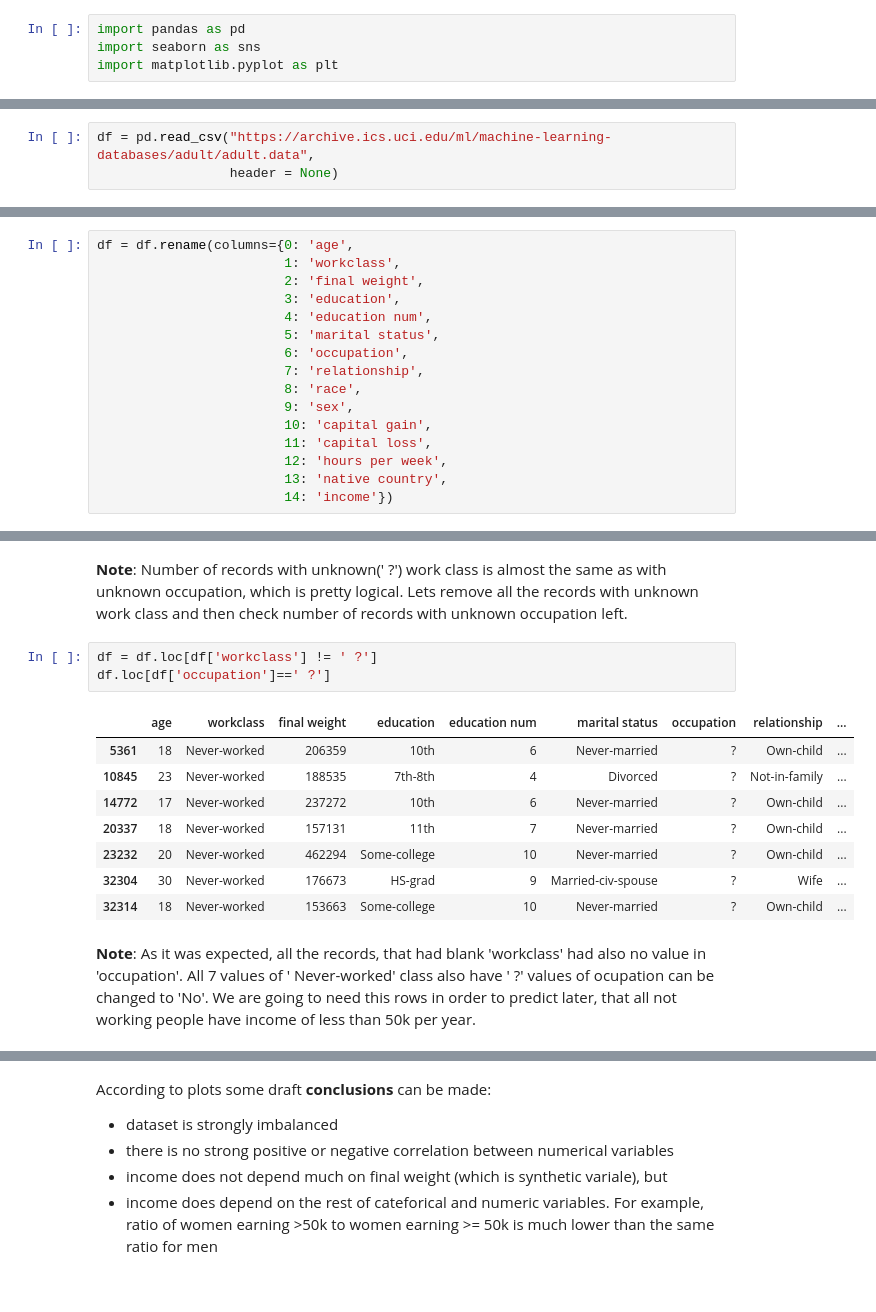
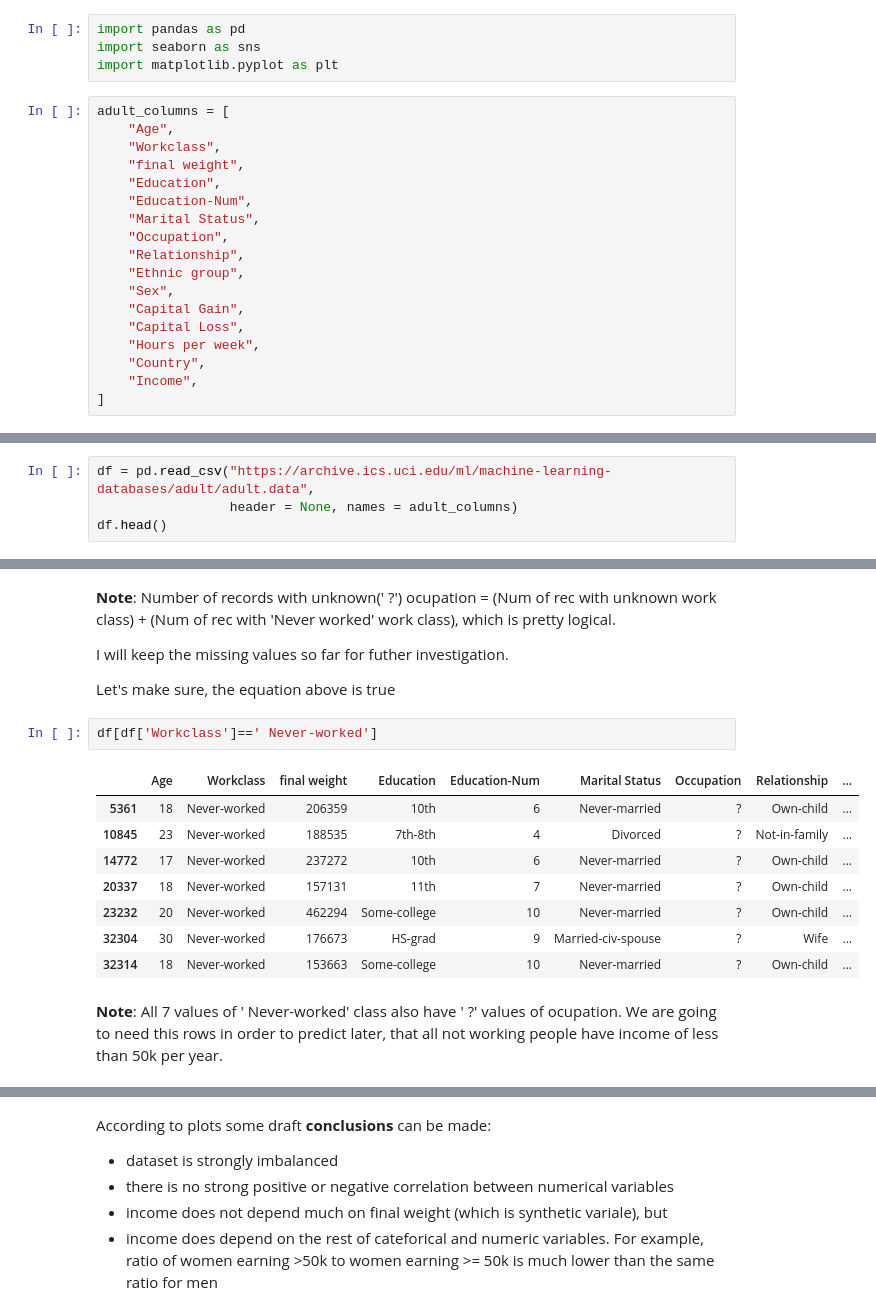
Before and after one commit to nadiia-duiunova/Adults_pet_project, a Jupyter notebook: Adult.ipynb, the cells around one changed output, grey strips where cells are left out. Saved outputs shown, nothing was run; the diff lists cells and outputs as text.

```diff
--- a/Adult.ipynb
+++ b/Adult.ipynb
@@ -2,3 +2,21 @@
 import pandas as pd
 import seaborn as sns
 import matplotlib.pyplot as plt
+# %%
+adult_columns = [
+    "Age",
+    "Workclass",
+    "final weight",
+    "Education",
+    "Education-Num",
+    "Marital Status",
+    "Occupation",
+    "Relationship",
+    "Ethnic group",
+    "Sex",
+    "Capital Gain",
+    "Capital Loss",
+    "Hours per week",
+    "Country",
+    "Income",
+]
@@ -5,3 +25,4 @@ import matplotlib.pyplot as plt
 # %%
 df = pd.read_csv("https://archive.ics.uci.edu/ml/machine-learning-databases/adult/adult.data",
-                 header = None)
+                 header = None, names = adult_columns)
+df.head()
@@ -24,19 +36,3 @@ df
-# %%
-df = df.rename(columns={0: 'age',
-                        1: 'workclass',
-                        2: 'final weight',
-                        3: 'education',
-                        4: 'education num',
-                        5: 'marital status',
-                        6: 'occupation',
-                        7: 'relationship',
-                        8: 'race',
-                        9: 'sex',
-                        10: 'capital gain',
-                        11: 'capital loss',
-                        12: 'hours per week',
-                        13: 'native country',
-                        14: 'income'})
 # %%
 df.info()
 # %% [output]
@@ -84,11 +75,14 @@ Name: income, dtype: int64
 # %% [markdown]
-**Note**: Number of records with unknown(' ?') work class is almost the same as with unknown occupation, which is pretty logical.
-Lets remove all the records with unknown work class and then check number of records with unknown occupation left.
+**Note**:
+Number of records with unknown(' ?') ocupation =  (Num of rec with unknown work class) + (Num of rec with 'Never worked' work class), which is pretty logical.
+
+I will keep the missing values so far for futher investigation.
+
+Let's make sure, the equation above is true
 # %%
-df = df.loc[df['workclass'] != ' ?']
-df.loc[df['occupation']==' ?']
+df[df['Workclass']==' Never-worked']
 # %% [output]
-|  | age | workclass | final weight | education | education num | marital status | occupation | relationship | ... |
+|  | Age | Workclass | final weight | Education | Education-Num | Marital Status | Occupation | Relationship | ... |
 | 5361 | 18 | Never-worked | 206359 | 10th | 6 | Never-married | ? | Own-child | ... |
 | 10845 | 23 | Never-worked | 188535 | 7th-8th | 4 | Divorced | ? | Not-in-family | ... |
 | 14772 | 17 | Never-worked | 237272 | 10th | 6 | Never-married | ? | Own-child | ... |
@@ -97,5 +91,5 @@ df.loc[df['occupation']==' ?']
 | 32304 | 30 | Never-worked | 176673 | HS-grad | 9 | Married-civ-spouse | ? | Wife | ... |
 | 32314 | 18 | Never-worked | 153663 | Some-college | 10 | Never-married | ? | Own-child | ... |
 # %% [markdown]
-**Note**: As it was expected, all the records, that had blank 'workclass' had also no value in 'occupation'. All 7 values of ' Never-worked' class also have ' ?' values of ocupation can be changed to 'No'. We are going to need this rows in order to predict later, that all not working people have income of less than 50k per year.
+**Note**: All 7 values of ' Never-worked' class also have ' ?' values of ocupation. We are going to need this rows in order to predict later, that all not working people have income of less than 50k per year.
 # %% [markdown]
```
Also changed, not shown: parts of 18 cells of this notebook.
